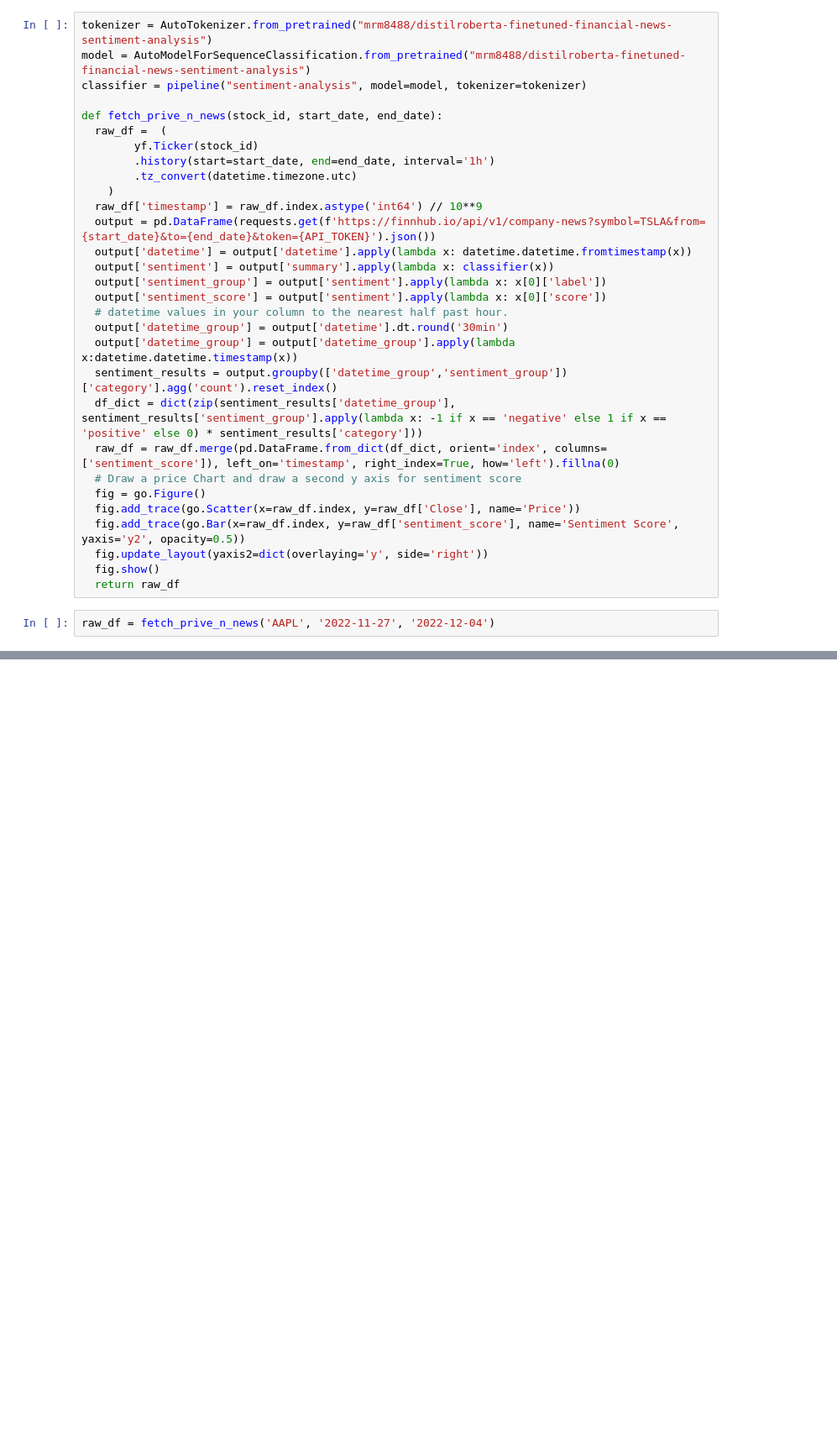
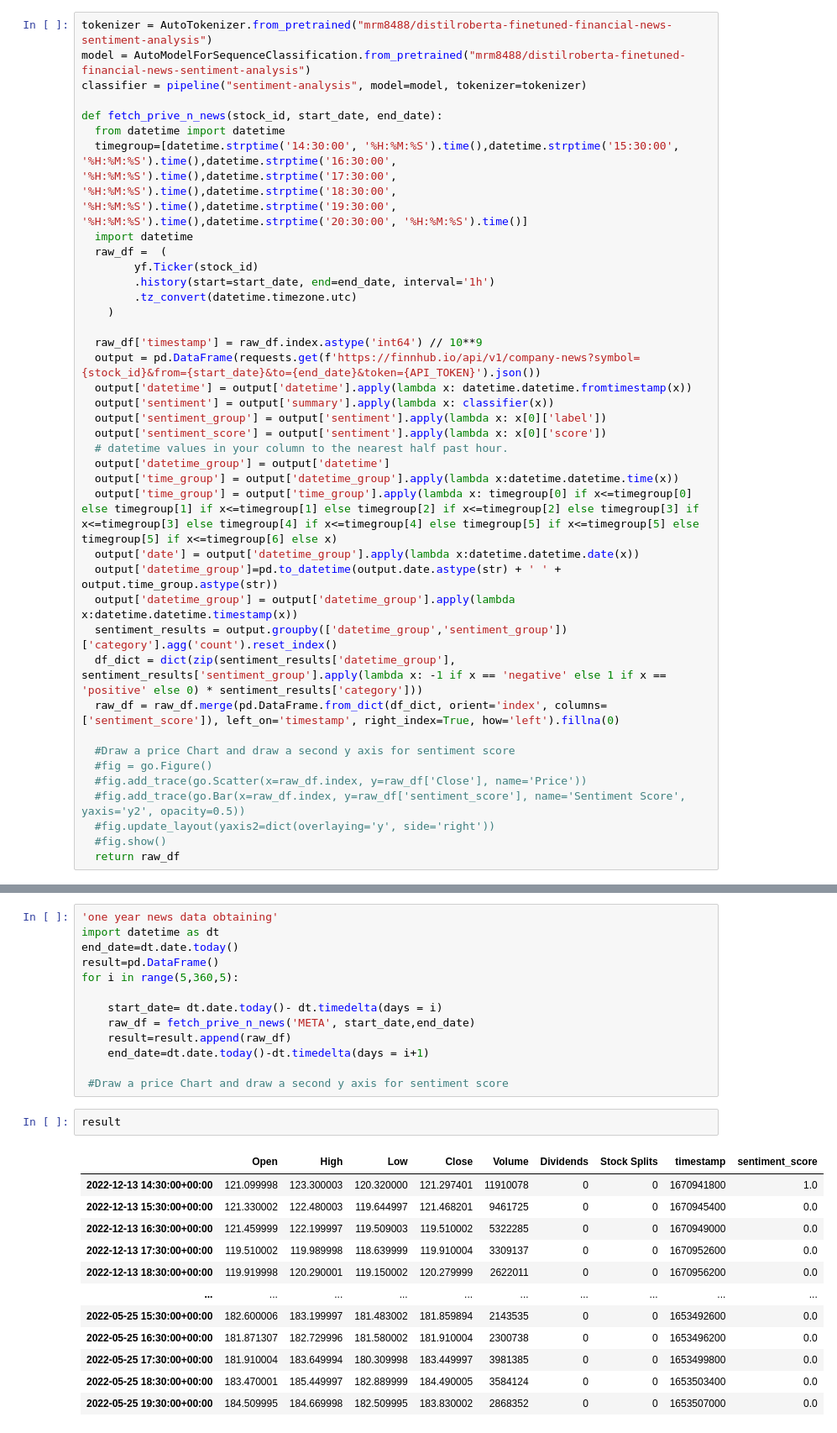
Before and after one commit to ytdmetu/cassandra-ai, a Jupyter notebook: notebooks/news_fetch_n_draw_sentimentscore_w_price.ipynb, the cells around one changed output, grey strips where cells are left out. Shown at 84% size. Saved outputs shown, nothing was run; the diff lists cells and outputs as text; blank space fills up the shorter version.

```diff
--- a/notebooks/news_fetch_n_draw_sentimentscore_w_price.ipynb
+++ b/notebooks/news_fetch_n_draw_sentimentscore_w_price.ipynb
@@ -18,29 +40,36 @@ model = AutoModelForSequenceClassification.from_pretrained("mrm8488/distilrobert
 classifier = pipeline("sentiment-analysis", model=model, tokenizer=tokenizer)
 
 def fetch_prive_n_news(stock_id, start_date, end_date):
+  from datetime import datetime
+  timegroup=[datetime.strptime('14:30:00', '%H:%M:%S').time(),datetime.strptime('15:30:00', '%H:%M:%S').time(),datetime.strptime('16:30:00', '%H:%M:%S').time(),datetime.strptime('17:30:00', '%H:%M:%S').time(),datetime.strptime('18:30:00', '%H:%M:%S').time(),datetime.strptime('19:30:00', '%H:%M:%S').time(),datetime.strptime('20:30:00', '%H:%M:%S').time()]
+  import datetime
   raw_df =  (
         yf.Ticker(stock_id)
         .history(start=start_date, end=end_date, interval='1h')
         .tz_convert(datetime.timezone.utc)
     )
+
   raw_df['timestamp'] = raw_df.index.astype('int64') // 10**9
-  output = pd.DataFrame(requests.get(f'https://finnhub.io/api/v1/company-news?symbol=TSLA&from={start_date}&to={end_date}&token={API_TOKEN}').json())
+  output = pd.DataFrame(requests.get(f'https://finnhub.io/api/v1/company-news?symbol={stock_id}&from={start_date}&to={end_date}&token={API_TOKEN}').json())
   output['datetime'] = output['datetime'].apply(lambda x: datetime.datetime.fromtimestamp(x))
   output['sentiment'] = output['summary'].apply(lambda x: classifier(x))
   output['sentiment_group'] = output['sentiment'].apply(lambda x: x[0]['label'])
   output['sentiment_score'] = output['sentiment'].apply(lambda x: x[0]['score'])
   # datetime values in your column to the nearest half past hour.
-  output['datetime_group'] = output['datetime'].dt.round('30min')
+  output['datetime_group'] = output['datetime']
+  output['time_group'] = output['datetime_group'].apply(lambda x:datetime.datetime.time(x))
+  output['time_group'] = output['time_group'].apply(lambda x: timegroup[0] if x<=timegroup[0] else timegroup[1] if x<=timegroup[1] else timegroup[2] if x<=timegroup[2] else timegroup[3] if x<=timegroup[3] else timegroup[4] if x<=timegroup[4] else timegroup[5] if x<=timegroup[5] else timegroup[5] if x<=timegroup[6] else x)
+  output['date'] = output['datetime_group'].apply(lambda x:datetime.datetime.date(x))
+  output['datetime_group']=pd.to_datetime(output.date.astype(str) + ' ' + output.time_group.astype(str))
   output['datetime_group'] = output['datetime_group'].apply(lambda x:datetime.datetime.timestamp(x))
   sentiment_results = output.groupby(['datetime_group','sentiment_group'])['category'].agg('count').reset_index()
   df_dict = dict(zip(sentiment_results['datetime_group'], sentiment_results['sentiment_group'].apply(lambda x: -1 if x == 'negative' else 1 if x == 'positive' else 0) * sentiment_results['category']))
   raw_df = raw_df.merge(pd.DataFrame.from_dict(df_dict, orient='index', columns=['sentiment_score']), left_on='timestamp', right_index=True, how='left').fillna(0)
-  # Draw a price Chart and draw a second y axis for sentiment score
-  fig = go.Figure()
-  fig.add_trace(go.Scatter(x=raw_df.index, y=raw_df['Close'], name='Price'))
-  fig.add_trace(go.Bar(x=raw_df.index, y=raw_df['sentiment_score'], name='Sentiment Score', yaxis='y2', opacity=0.5))
-  fig.update_layout(yaxis2=dict(overlaying='y', side='right'))
-  fig.show()
+
+  #Draw a price Chart and draw a second y axis for sentiment score
+  #fig = go.Figure()
+  #fig.add_trace(go.Scatter(x=raw_df.index, y=raw_df['Close'], name='Price'))
+  #fig.add_trace(go.Bar(x=raw_df.index, y=raw_df['sentiment_score'], name='Sentiment Score', yaxis='y2', opacity=0.5))
+  #fig.update_layout(yaxis2=dict(overlaying='y', side='right'))
+  #fig.show()
   return raw_df
-# %%
-raw_df = fetch_prive_n_news('AAPL', '2022-11-27', '2022-12-04')
@@ -49,0 +76,28 @@ casting datetime64[ns, UTC] values to int64 with .astype(...) is deprecated and
+# %%
+'one year news data obtaining'
+import datetime as dt
+end_date=dt.date.today()
+result=pd.DataFrame()
+for i in range(5,360,5):
+
+    start_date= dt.date.today()- dt.timedelta(days = i)
+    raw_df = fetch_prive_n_news('META', start_date,end_date)
+    result=result.append(raw_df)
+    end_date=dt.date.today()-dt.timedelta(days = i+1)
+
+ #Draw a price Chart and draw a second y axis for sentiment score
+# %%
+result
+# %% [output]
+|  | Open | High | Low | Close | Volume | Dividends | Stock Splits | timestamp | sentiment_score |
+| 2022-12-13 14:30:00+00:00 | 121.099998 | 123.300003 | 120.320000 | 121.297401 | 11910078 | 0 | 0 | 1670941800 | 1.0 |
+| 2022-12-13 15:30:00+00:00 | 121.330002 | 122.480003 | 119.644997 | 121.468201 | 9461725 | 0 | 0 | 1670945400 | 0.0 |
+| 2022-12-13 16:30:00+00:00 | 121.459999 | 122.199997 | 119.509003 | 119.510002 | 5322285 | 0 | 0 | 1670949000 | 0.0 |
+| 2022-12-13 17:30:00+00:00 | 119.510002 | 119.989998 | 118.639999 | 119.910004 | 3309137 | 0 | 0 | 1670952600 | 0.0 |
+| 2022-12-13 18:30:00+00:00 | 119.919998 | 120.290001 | 119.150002 | 120.279999 | 2622011 | 0 | 0 | 1670956200 | 0.0 |
+| ... | ... | ... | ... | ... | ... | ... | ... | ... | ... |
+| 2022-05-25 15:30:00+00:00 | 182.600006 | 183.199997 | 181.483002 | 181.859894 | 2143535 | 0 | 0 | 1653492600 | 0.0 |
+| 2022-05-25 16:30:00+00:00 | 181.871307 | 182.729996 | 181.580002 | 181.910004 | 2300738 | 0 | 0 | 1653496200 | 0.0 |
+| 2022-05-25 17:30:00+00:00 | 181.910004 | 183.649994 | 180.309998 | 183.449997 | 3981385 | 0 | 0 | 1653499800 | 0.0 |
+| 2022-05-25 18:30:00+00:00 | 183.470001 | 185.449997 | 182.889999 | 184.490005 | 3584124 | 0 | 0 | 1653503400 | 0.0 |
+| 2022-05-25 19:30:00+00:00 | 184.509995 | 184.669998 | 182.509995 | 183.830002 | 2868352 | 0 | 0 | 1653507000 | 0.0 |
```
Also changed, not shown: parts of 6 cells of this notebook.
